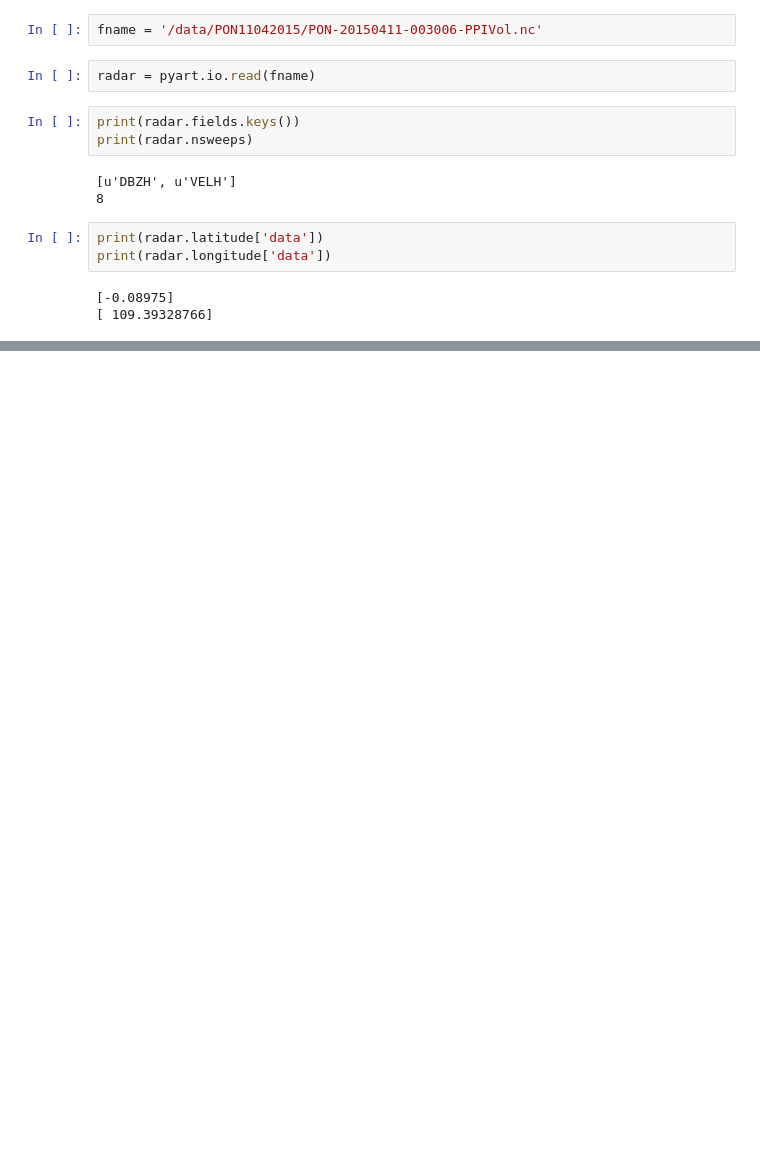
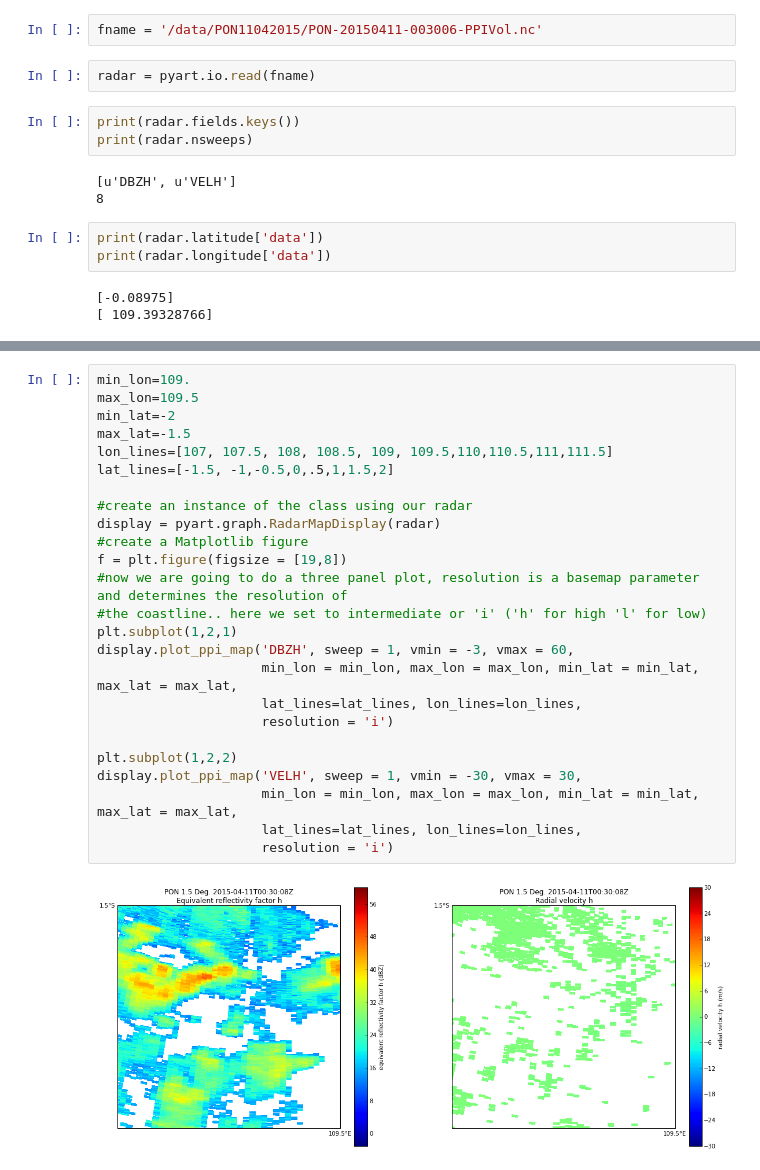
Before and after one commit to scollis/YMC_radars, a Jupyter notebook: notebooks/Pontianak.ipynb, the cells around one changed output, grey strips where cells are left out. Drawn from its saved outputs; the diff is of its cells as text; blank space fills up the shorter version.

```diff
--- a/notebooks/Pontianak.ipynb
+++ b/notebooks/Pontianak.ipynb
@@ -55,0 +56,27 @@ display.plot_ppi_map('VELH', sweep = 1, vmin = -1, vmax = 1,
+# %%
+min_lon=109.
+max_lon=109.5
+min_lat=-2
+max_lat=-1.5
+lon_lines=[107, 107.5, 108, 108.5, 109, 109.5,110,110.5,111,111.5]
+lat_lines=[-1.5, -1,-0.5,0,.5,1,1.5,2]
+
+#create an instance of the class using our radar
+display = pyart.graph.RadarMapDisplay(radar)
+#create a Matplotlib figure
+f = plt.figure(figsize = [19,8])
+#now we are going to do a three panel plot, resolution is a basemap parameter and determines the resolution of
+#the coastline.. here we set to intermediate or 'i' ('h' for high 'l' for low)
+plt.subplot(1,2,1)
+display.plot_ppi_map('DBZH', sweep = 1, vmin = -3, vmax = 60,
+                     min_lon = min_lon, max_lon = max_lon, min_lat = min_lat, max_lat = max_lat,
+                     lat_lines=lat_lines, lon_lines=lon_lines,
+                     resolution = 'i')
+
+plt.subplot(1,2,2)
+display.plot_ppi_map('VELH', sweep = 1, vmin = -30, vmax = 30,
+                     min_lon = min_lon, max_lon = max_lon, min_lat = min_lat, max_lat = max_lat,
+                     lat_lines=lat_lines, lon_lines=lon_lines,
+                     resolution = 'i')
+# %% [output]
+[figure, added]
```
Also changed, not shown: parts of 1 cell of this notebook.
